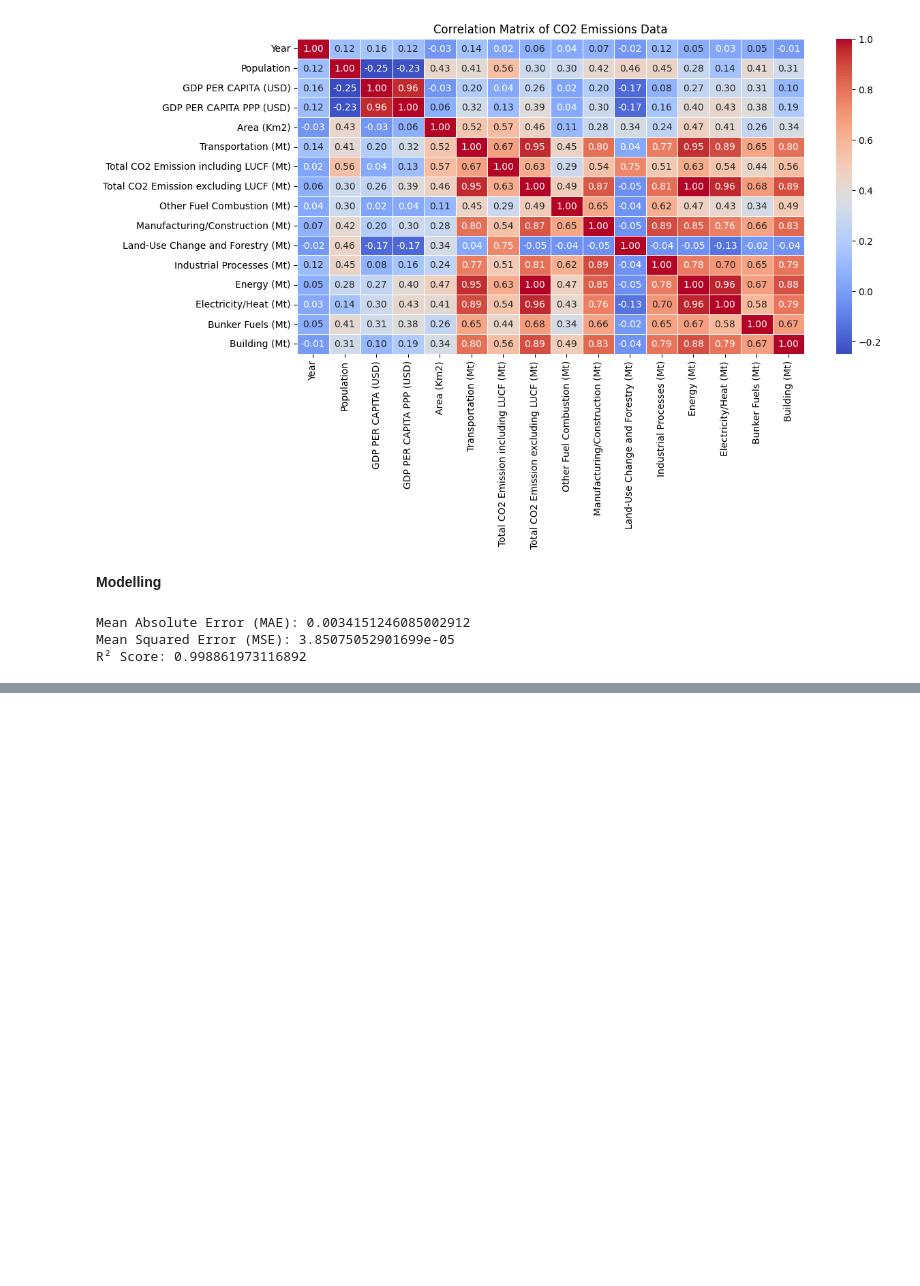
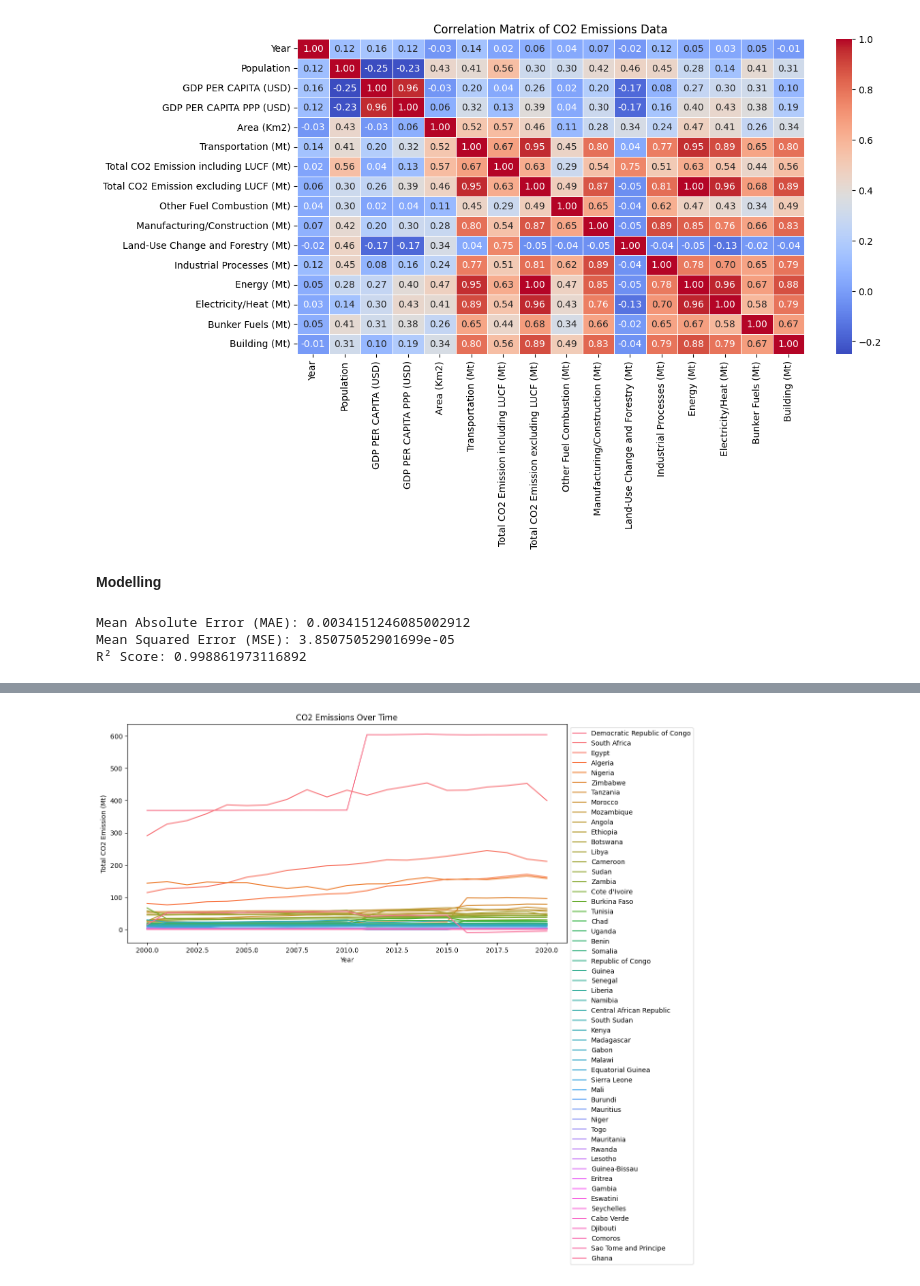
Before and after one commit to Ndegi-4/First_trial, a Jupyter notebook: carbon-emissions-data-analysis.ipynb, the cells around one changed output, grey strips where cells are left out. Drawn from its saved outputs; the diff is of its cells as text; code cells hidden in the pictures; blank space fills up the shorter version.

```diff
--- a/carbon-emissions-data-analysis.ipynb
+++ b/carbon-emissions-data-analysis.ipynb
@@ -234,0 +251,25 @@ R² Score: 0.998861973116892
+# %%
+import pandas as pd
+# Convert 'Year' to numeric if not already
+df['Year'] = pd.to_numeric(df['Year'])
+
+# Compute the total emissions for each country (final year as reference)
+latest_year = df['Year'].max()
+country_order = df[df['Year'] == latest_year].sort_values(by='Total CO2 Emission including LUCF (Mt)', ascending=False)['Country']
+
+# Set order of countries for the legend
+plt.figure(figsize=(12, 6))
+sns.lineplot(data=df, x='Year', y='Total CO2 Emission including LUCF (Mt)', hue='Country', hue_order=country_order)
+plt.title('CO2 Emissions Over Time')
+plt.xlabel('Year')
+plt.ylabel('Total CO2 Emission (Mt)')
+
+# Reorder legend to match line order
+handles, labels = plt.gca().get_legend_handles_labels()
+sorted_handles_labels = sorted(zip(handles, labels), key=lambda x: country_order.tolist().index(x[1]))
+handles, labels = zip(*sorted_handles_labels)
+
+plt.legend(handles, labels, loc='upper left', bbox_to_anchor=(1,1))
+plt.show()
+# %% [output]
+[figure, added]
```
Also changed, not shown: parts of 4 cells of this notebook.
